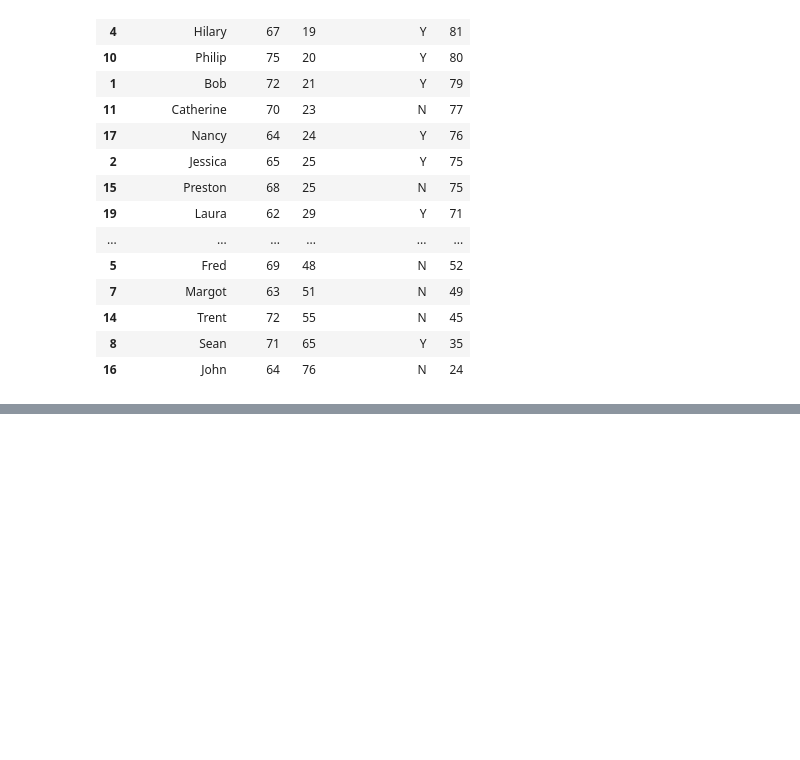
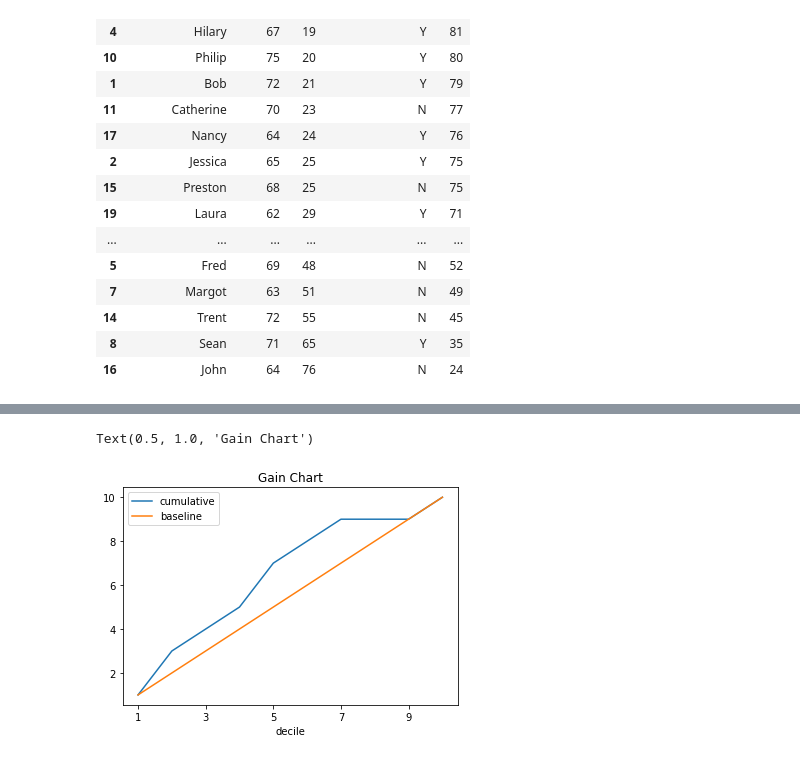
Before and after one commit to alextanhongpin/data-mining-for-business-analytics, a Jupyter notebook: 05_evaluating_predictive_performance.ipynb, the cells around one changed output, grey strips where cells are left out. Cells and saved outputs as stored; diff of their text form; code cells hidden in the pictures; blank space fills up the shorter version.

Commit message:
chore: update lift and gain chart

```diff
--- a/05_evaluating_predictive_performance.ipynb
+++ b/05_evaluating_predictive_performance.ipynb
@@ -220,15 +220,9 @@ df
 | 8 | Sean | 71 | 65 | Y | 35 |
 | 16 | John | 64 | 76 | N | 24 |
 # %%
-df["responded"] = df["actual_response"] == "Y"
-df["decile"] = pd.qcut(df["p(x)"], 10, labels=[i for i in range(10, 0, -1)])
-
-groupby_decile = df.groupby("decile").responded.agg(
-    number_of_responses=("sum"), total_customers_contacted=("count")
-)
-new_df = pd.DataFrame(groupby_decile, index=groupby_decile.index).sort_index(
-    ascending=False
-)
-ax = new_df.number_of_responses.cumsum().plot()
-plt.plot([0, 10], [0, new_df.number_of_responses.sum()], axes=ax)
+DECILE = 10
+df["responded"] = df.actual_response.replace(["Y", "N"], [1, 0])
+df["decile"] = pd.qcut(df["p(x)"], DECILE, labels=[i for i in range(DECILE, 0, -1)])
+decile_counts = df.groupby("decile").responded.sum()
+decile_counts
 # %% [output]
@@ -241,0 +241,9 @@ plt.plot([0, 10], [0, new_df.number_of_responses.sum()], axes=ax)
+# %%
+lift_df = pd.DataFrame(decile_counts, index=decile_counts.index).sort_index(
+    ascending=False
+)
+lift_df["cumulative"] = lift_df.cumsum()
+# We have 10 total number of responses. For each decile, the average number of responses is 10 / DECILE
+decile_avg = df.responded.sum() / DECILE
+lift_df["baseline"] = decile_avg * lift_df.index.astype(int)
+lift_df
@@ -241,0 +263,7 @@ plt.plot([0, 10], [0, new_df.number_of_responses.sum()], axes=ax)
+# %%
+# Plot the Gain
+lift_df.plot(y=["cumulative", "baseline"])
+plt.title("Gain Chart")
+# %% [output]
+Text(0.5, 1.0, 'Gain Chart')
+[figure, added]
```
Also changed, not shown: parts of 6 cells of this notebook.
